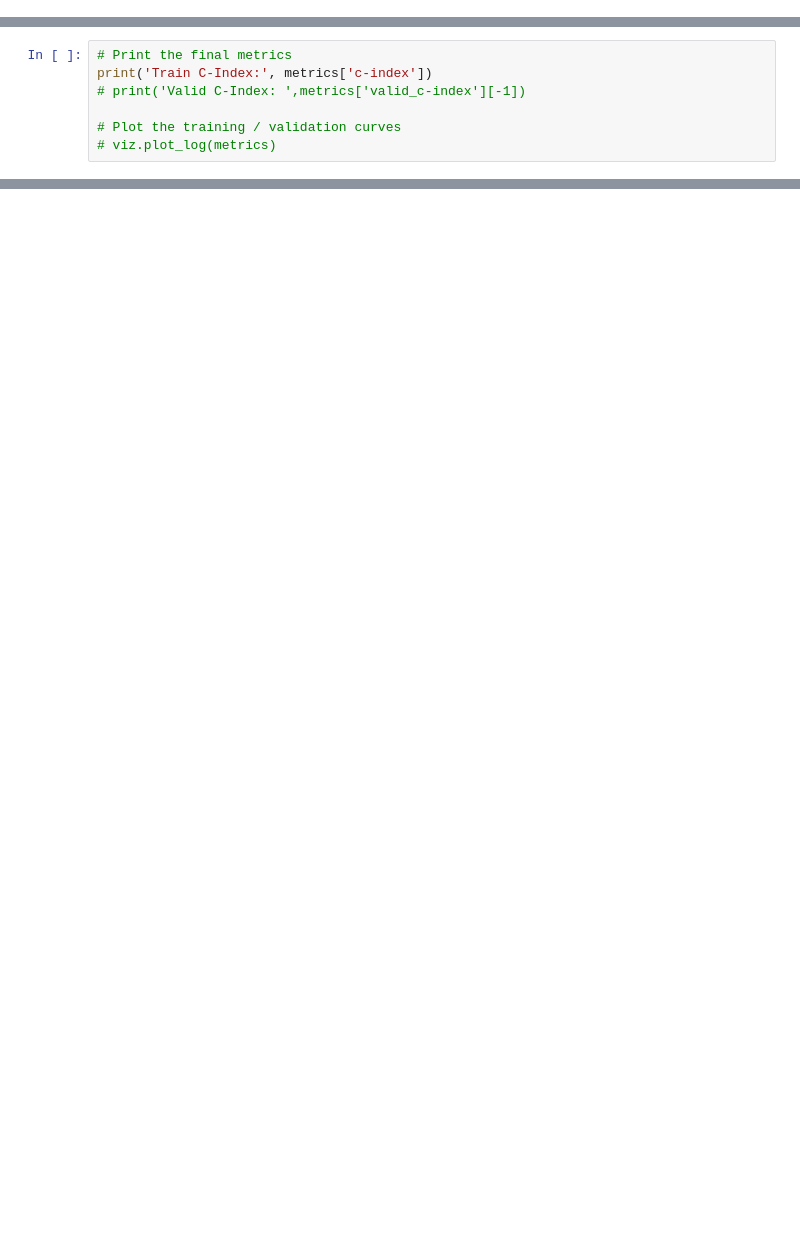
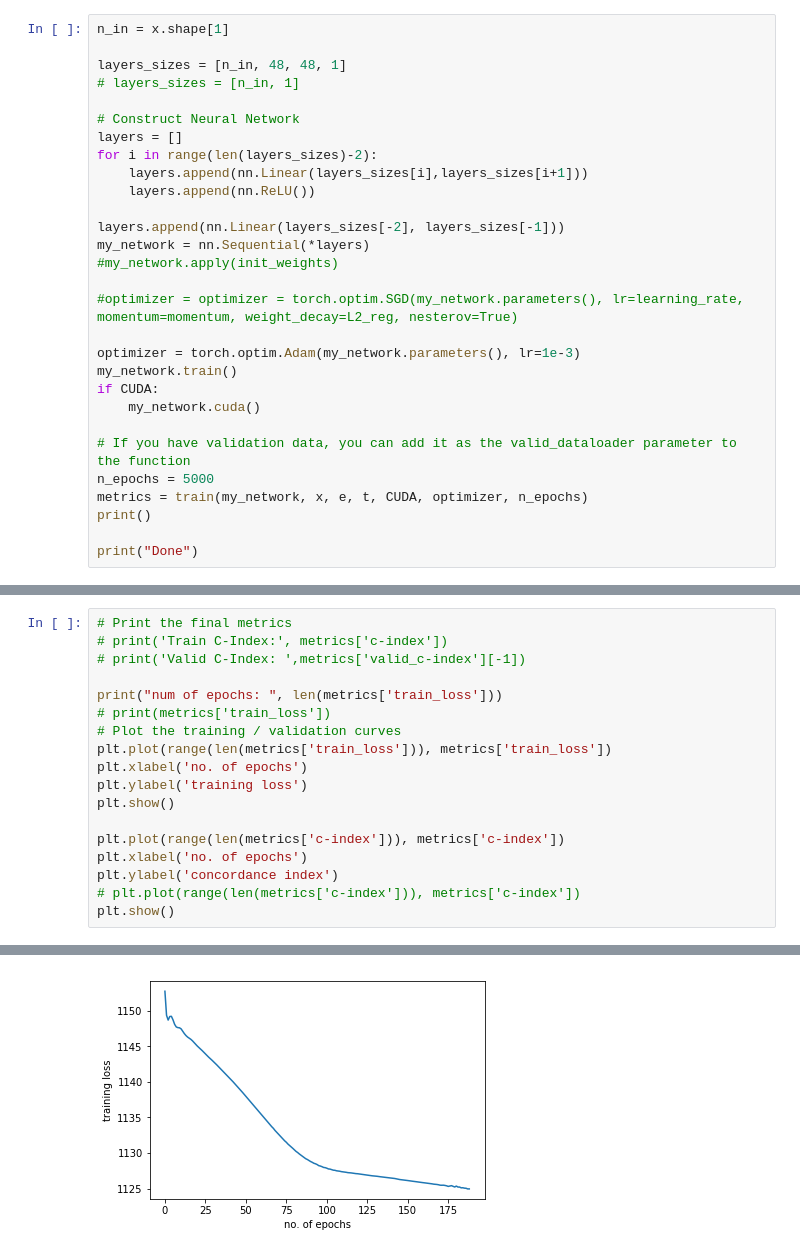
Before and after one commit to rohansangave/SurvivalAnalysis, a Jupyter notebook: main.ipynb, the cells around one changed output, grey strips where cells are left out. Cells and saved outputs as stored; diff of their text form; blank space fills up the shorter version.

Commit message:
graphs added

```diff
--- a/main.ipynb
+++ b/main.ipynb
@@ -166,0 +147,29 @@ Done
+# %%
+n_in = x.shape[1]
+
+layers_sizes = [n_in, 48, 48, 1]
+# layers_sizes = [n_in, 1]
+
+# Construct Neural Network
+layers = []
+for i in range(len(layers_sizes)-2):
+    layers.append(nn.Linear(layers_sizes[i],layers_sizes[i+1]))
+    layers.append(nn.ReLU())
+
+layers.append(nn.Linear(layers_sizes[-2], layers_sizes[-1]))
+my_network = nn.Sequential(*layers)
+#my_network.apply(init_weights)
+
+#optimizer = optimizer = torch.optim.SGD(my_network.parameters(), lr=learning_rate, momentum=momentum, weight_decay=L2_reg, nesterov=True)
+
+optimizer = torch.optim.Adam(my_network.parameters(), lr=1e-3)
+my_network.train()
+if CUDA:
+    my_network.cuda()
+
+# If you have validation data, you can add it as the valid_dataloader parameter to the function
+n_epochs = 5000
+metrics = train(my_network, x, e, t, CUDA, optimizer, n_epochs)
+print()
+
+print("Done")
@@ -167,8 +192,19 @@ Done
 # %%
 # Print the final metrics
-print('Train C-Index:', metrics['c-index'])
+# print('Train C-Index:', metrics['c-index'])
 # print('Valid C-Index: ',metrics['valid_c-index'][-1])
 
+print("num of epochs: ", len(metrics['train_loss']))
+# print(metrics['train_loss'])
 # Plot the training / validation curves
-# viz.plot_log(metrics)
+plt.plot(range(len(metrics['train_loss'])), metrics['train_loss'])
+plt.xlabel('no. of epochs')
+plt.ylabel('training loss')
+plt.show()
+
+plt.plot(range(len(metrics['c-index'])), metrics['c-index'])
+plt.xlabel('no. of epochs')
+plt.ylabel('concordance index')
+# plt.plot(range(len(metrics['c-index'])), metrics['c-index'])
+plt.show()
 # %% [output]
@@ -175,0 +212 @@ Train C-Index: [0.5, 0.7602671593008384, 0.7603077610182911, 0.7603077610182911,
+[figure, added]
```
Also changed, not shown: parts of 14 cells of this notebook, 12 other files.
